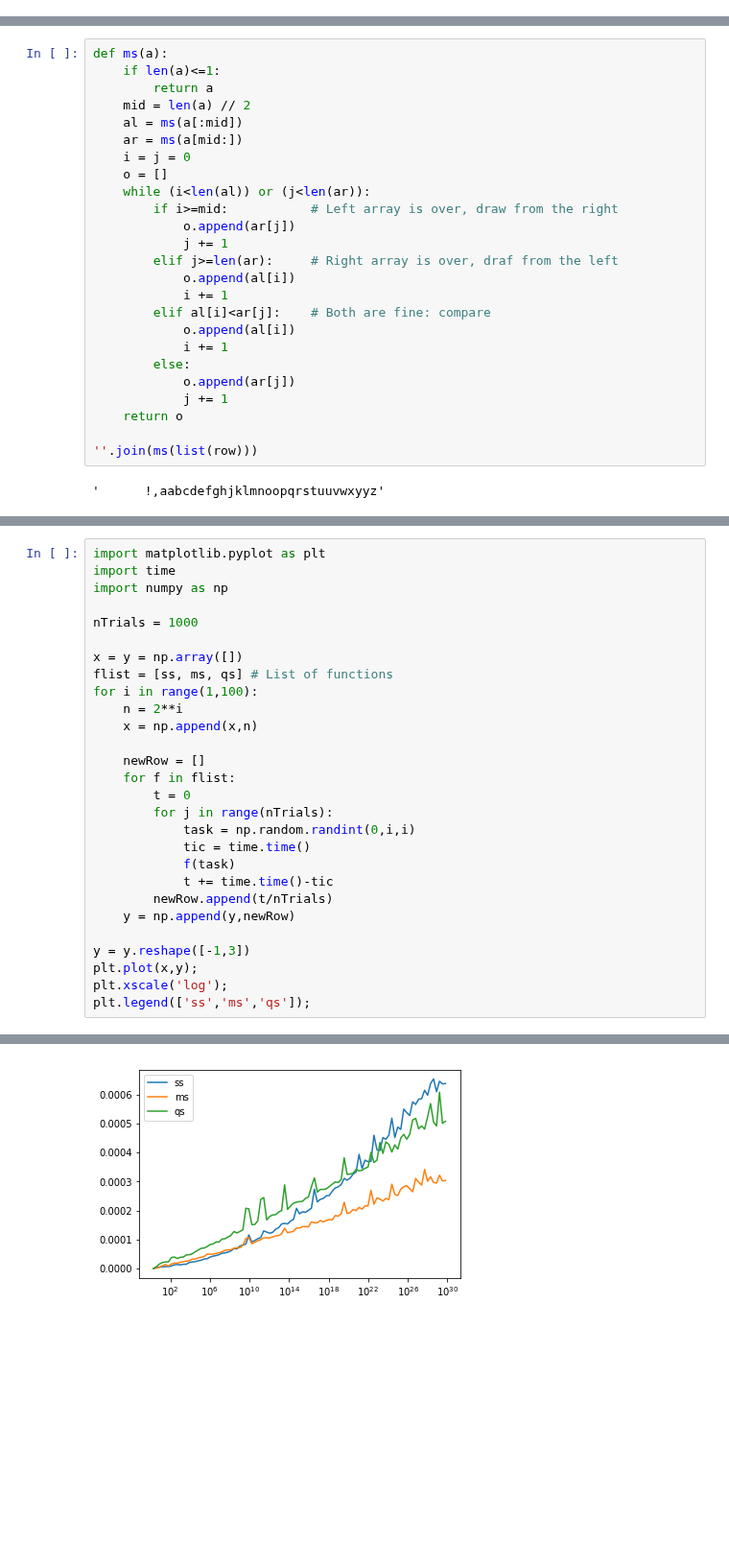
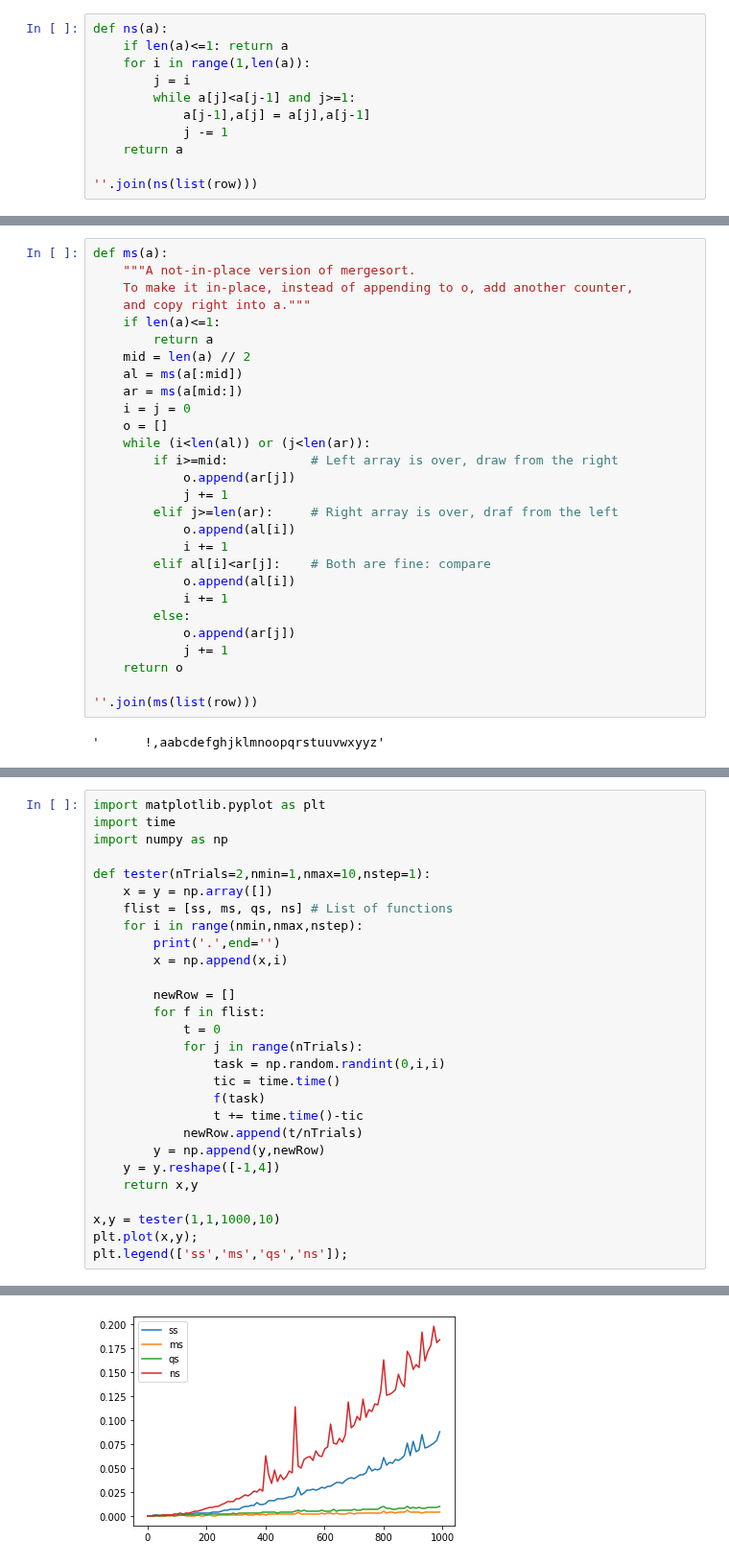
Before and after one commit to khakhalin/Sketches, a Jupyter notebook: classic/sorting_algos.ipynb, the cells around one changed output, grey strips where cells are left out. Shown at 96% size. Cells and saved outputs as stored; diff of their text form; blank space fills up the shorter version.

```diff
--- a/classic/sorting_algos.ipynb
+++ b/classic/sorting_algos.ipynb
@@ -4,0 +7,11 @@ row = 'sphynx of black quartz, judge my vow!'
+# %%
+def ns(a):
+    if len(a)<=1: return a
+    for i in range(1,len(a)):
+        j = i
+        while a[j]<a[j-1] and j>=1:
+            a[j-1],a[j] = a[j],a[j-1]
+            j -= 1
+    return a
+
+''.join(ns(list(row)))
@@ -57,6 +72,9 @@ The best thing about quisort is that it's happening in-place, and so is light on
 ### Mergesort
 # %%
 def ms(a):
+    """A not-in-place version of mergesort.
+    To make it in-place, instead of appending to o, add another counter,
+    and copy right into a."""
     if len(a)<=1:
         return a
     mid = len(a) // 2
@@ -89,27 +107,27 @@ import matplotlib.pyplot as plt
 import time
 import numpy as np
 
-nTrials = 1000
+def tester(nTrials=2,nmin=1,nmax=10,nstep=1):
+    x = y = np.array([])
+    flist = [ss, ms, qs, ns] # List of functions
+    for i in range(nmin,nmax,nstep):
+        print('.',end='')
+        x = np.append(x,i)
 
-x = y = np.array([])
-flist = [ss, ms, qs] # List of functions
-for i in range(1,100):
-    n = 2**i
-    x = np.append(x,n)
+        newRow = []
+        for f in flist:
+            t = 0
+            for j in range(nTrials):
+                task = np.random.randint(0,i,i)
+                tic = time.time()
+                f(task)
+                t += time.time()-tic
+            newRow.append(t/nTrials)
+        y = np.append(y,newRow)
+    y = y.reshape([-1,4])
+    return x,y
 
-    newRow = []
-    for f in flist:
-        t = 0
-        for j in range(nTrials):
-            task = np.random.randint(0,i,i)
-            tic = time.time()
-            f(task)
-            t += time.time()-tic
-        newRow.append(t/nTrials)
-    y = np.append(y,newRow)
-
-y = y.reshape([-1,3])
+x,y = tester(1,1,1000,10)
 plt.plot(x,y);
-plt.xscale('log');
-plt.legend(['ss','ms','qs']);
+plt.legend(['ss','ms','qs','ns']);
 # %% [output]
@@ -116 +135 @@ plt.legend(['ss','ms','qs']);
-[figure, old version]
+[figure, new version]
```
Also changed, not shown: parts of 10 cells of this notebook, 2 other files.
